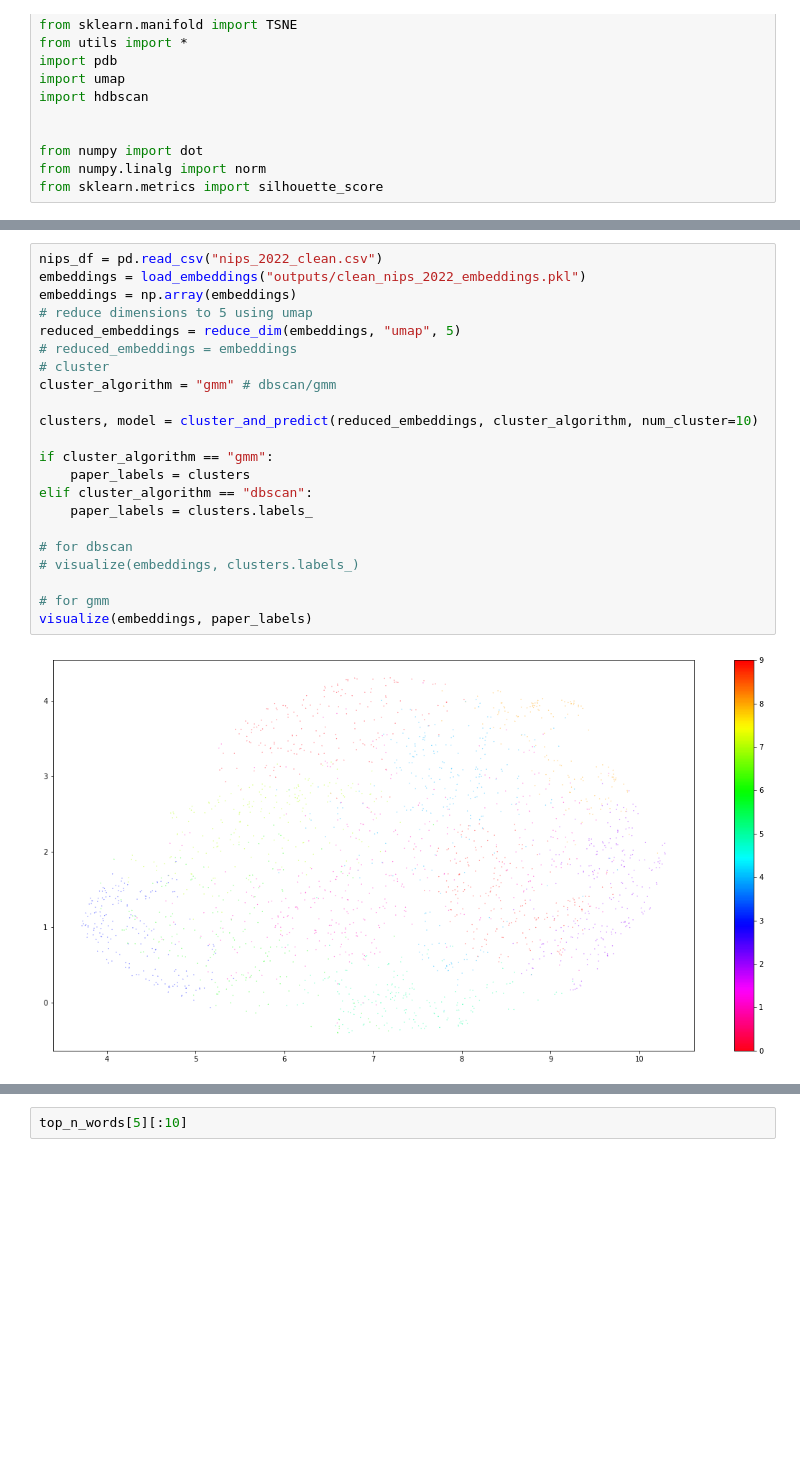
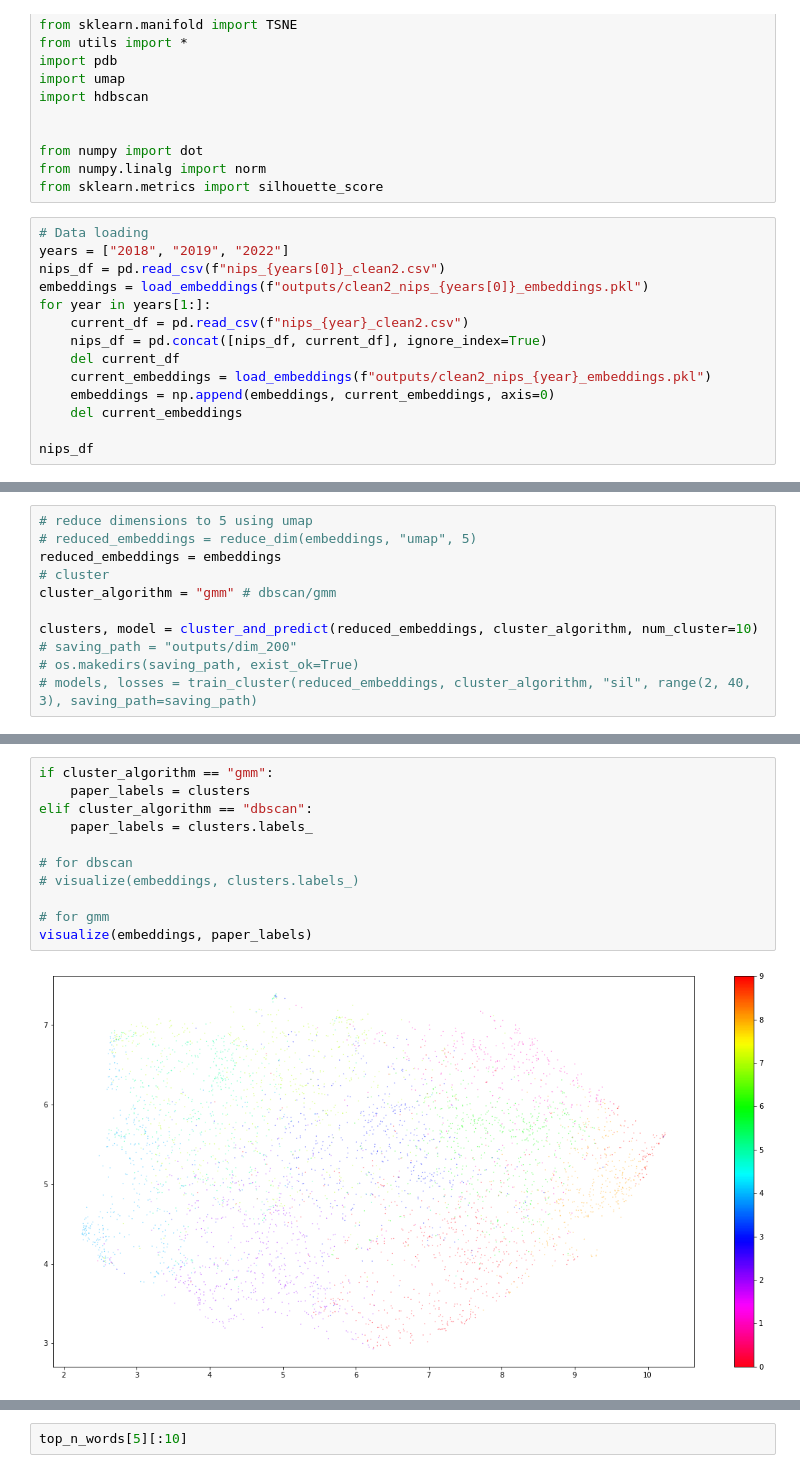
Before and after one commit to echen4628/bert-recommender, a Jupyter notebook: topic_modeling.ipynb, the cells around one changed output, grey strips where cells are left out. Drawn from its saved outputs; the diff is of its cells as text; blank space fills up the shorter version.

Commit message:
improve embedding method

```diff
--- a/topic_modeling.ipynb
+++ b/topic_modeling.ipynb
@@ -19,3 +19,17 @@ import hdbscan
 from numpy import dot
 from numpy.linalg import norm
 from sklearn.metrics import silhouette_score
+# %%
+# Data loading
+years = ["2018", "2019", "2022"]
+nips_df = pd.read_csv(f"nips_{years[0]}_clean2.csv")
+embeddings = load_embeddings(f"outputs/clean2_nips_{years[0]}_embeddings.pkl")
+for year in years[1:]:
+    current_df = pd.read_csv(f"nips_{year}_clean2.csv")
+    nips_df = pd.concat([nips_df, current_df], ignore_index=True)
+    del current_df
+    current_embeddings = load_embeddings(f"outputs/clean2_nips_{year}_embeddings.pkl")
+    embeddings = np.append(embeddings, current_embeddings, axis=0)
+    del current_embeddings
+
+nips_df
@@ -21,0 +70,11 @@ from sklearn.metrics import silhouette_score
+# %%
+# reduce dimensions to 5 using umap
+# reduced_embeddings = reduce_dim(embeddings, "umap", 5)
+reduced_embeddings = embeddings
+# cluster
+cluster_algorithm = "gmm" # dbscan/gmm
+
+clusters, model = cluster_and_predict(reduced_embeddings, cluster_algorithm, num_cluster=10)
+# saving_path = "outputs/dim_200"
+# os.makedirs(saving_path, exist_ok=True)
+# models, losses = train_cluster(reduced_embeddings, cluster_algorithm, "sil", range(2, 40, 3), saving_path=saving_path)
@@ -22,27 +97,16 @@ from sklearn.metrics import silhouette_score
 # %%
-nips_df = pd.read_csv("nips_2022_clean.csv")
-embeddings = load_embeddings("outputs/clean_nips_2022_embeddings.pkl")
-embeddings = np.array(embeddings)
-# reduce dimensions to 5 using umap
-reduced_embeddings = reduce_dim(embeddings, "umap", 5)
-# reduced_embeddings = embeddings
-# cluster
-cluster_algorithm = "gmm" # dbscan/gmm
-
-clusters, model = cluster_and_predict(reduced_embeddings, cluster_algorithm, num_cluster=10)
-
 if cluster_algorithm == "gmm":
     paper_labels = clusters
 elif cluster_algorithm == "dbscan":
     paper_labels = clusters.labels_
 
 # for dbscan
 # visualize(embeddings, clusters.labels_)
 
 # for gmm
 visualize(embeddings, paper_labels)
 # %% [output]
-[figure, old version]
+[figure, new version]
 # %%
 dic = {}
 # for dbscan
```
Also changed, not shown: parts of 8 cells of this notebook, 6 other files.
